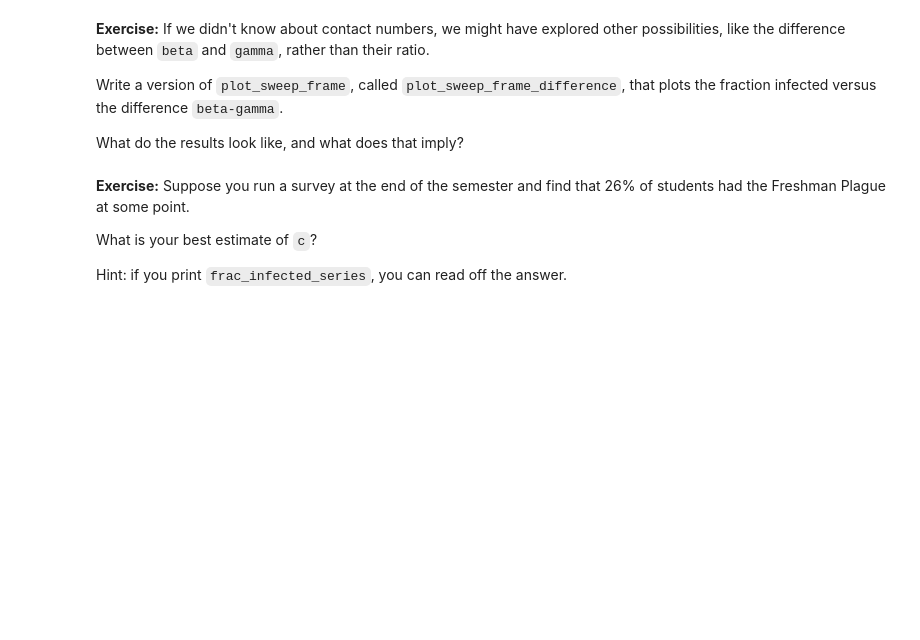
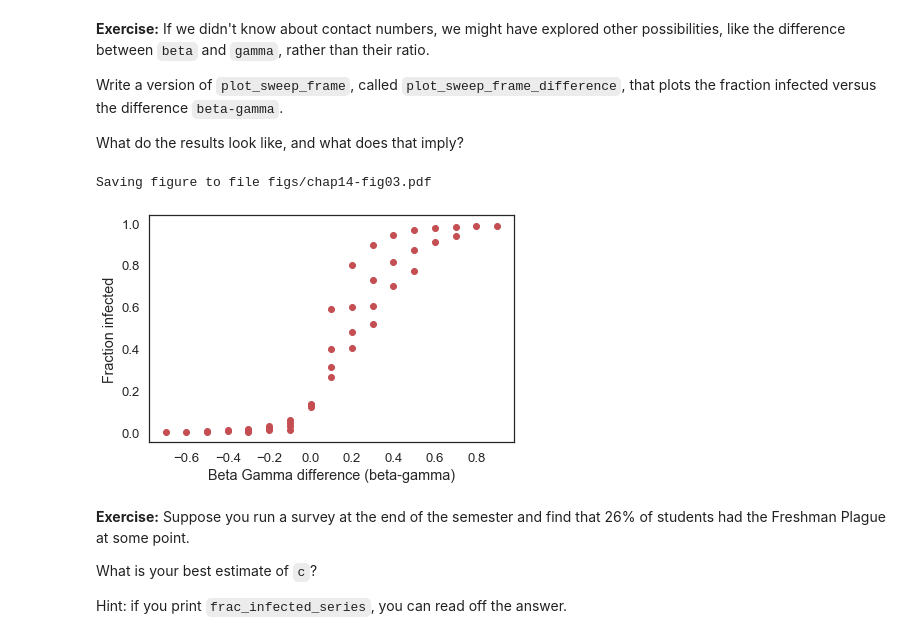
Before and after one commit to igukusamuel/DATA-604-Simulation-and-Modeling, a Jupyter notebook: chap14.ipynb, the cells around one changed output. Cells and saved outputs as stored; diff of their text form; code cells hidden in the pictures; blank space fills up the shorter version.

```diff
--- a/chap14.ipynb
+++ b/chap14.ipynb
@@ -199,0 +227,26 @@ What do the results look like, and what does that imply?
+# %%
+# Solution goes here
+def plot_sweep_frame_difference(frame):
+    """Plot the values from a SweepFrame.
+
+    For each (beta, gamma), compute the contact number,
+    beta/gamma
+
+    frame: SweepFrame with one row per beta, one column per gamma
+    """
+    for gamma in frame.columns:
+        column = frame[gamma]
+        for beta in column.index:
+            frac_infected = column[beta]
+            plot((beta-gamma), frac_infected, 'ro')
+# %%
+# Solution goes here
+plot_sweep_frame_difference(frame)
+
+decorate(xlabel='Beta Gamma difference (beta-gamma)',
+         ylabel='Fraction infected')
+
+savefig('figs/chap14-fig03.pdf')
+# %% [output]
+Saving figure to file figs/chap14-fig03.pdf
+[figure, added]
```
Also changed, not shown: parts of 13 cells of this notebook, 1 other file.
